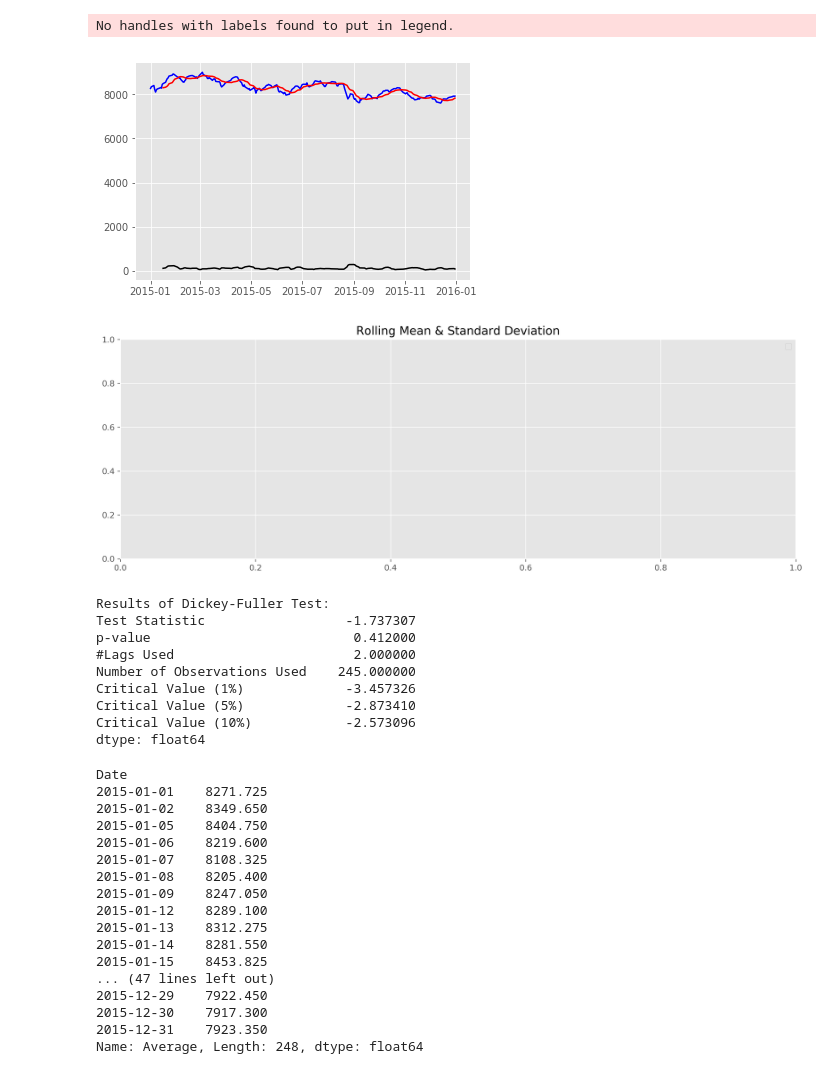
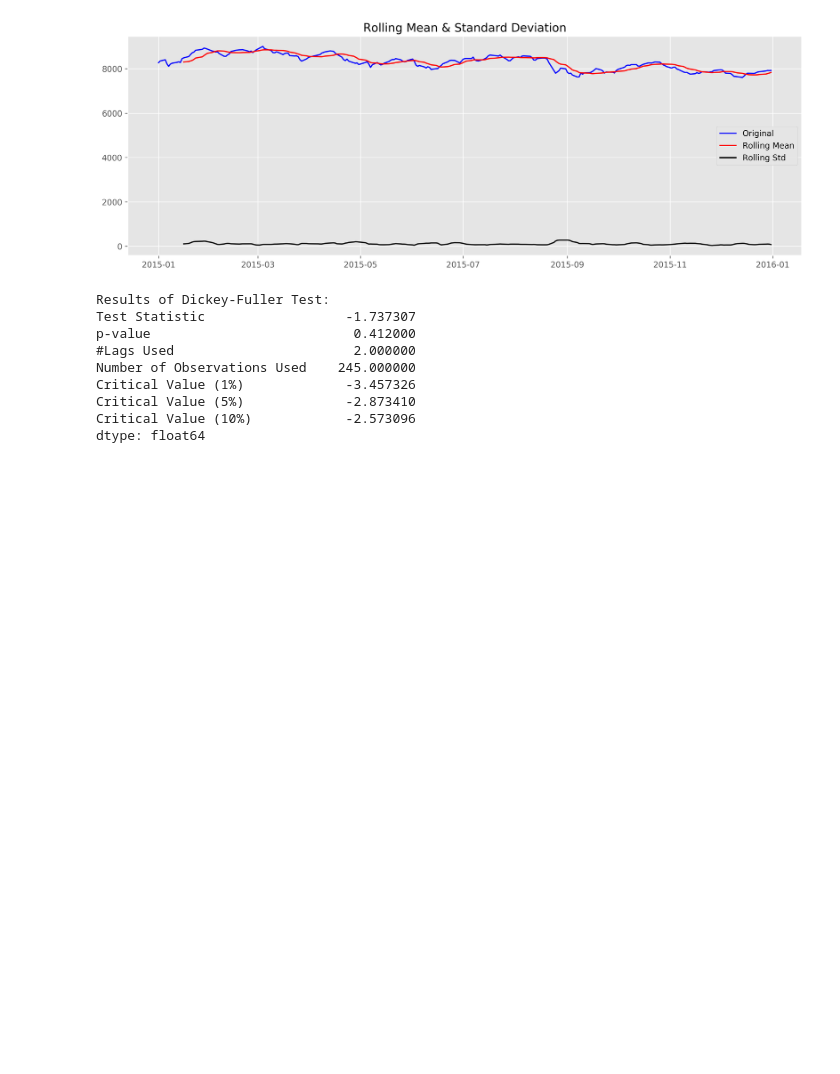
Before and after one commit to ReetBarik/Machine-Learning-Project, a Jupyter notebook: code_test.ipynb, the cells around one changed output. Saved outputs shown, nothing was run; the diff lists cells and outputs as text; code cells hidden in the pictures; blank space fills up the shorter version.

```diff
--- a/code_test.ipynb
+++ b/code_test.ipynb
@@ -120,36 +72,16 @@ def test_stationarity(timeseries):
     print(dfoutput)
 # %%
 test_stationarity(nifty_data['Average'])
-nifty_data['Average']
 # %% [output]
+[figure, new version]
-No handles with labels found to put in legend.
+Results of Dickey-Fuller Test:
+Test Statistic                  -1.737307
+p-value                          0.412000
+#Lags Used                       2.000000
+Number of Observations Used    245.000000
+Critical Value (1%)             -3.457326
+Critical Value (5%)             -2.873410
+Critical Value (10%)            -2.573096
+dtype: float64
-[figure, old version]
-[figure, removed]
-Results of Dickey-Fuller Test:
-Test Statistic                  -1.737307
-p-value                          0.412000
-#Lags Used                       2.000000
-Number of Observations Used    245.000000
-Critical Value (1%)             -3.457326
-Critical Value (5%)             -2.873410
-Critical Value (10%)            -2.573096
-dtype: float64
-Date
-2015-01-01    8271.725
-2015-01-02    8349.650
-2015-01-05    8404.750
-2015-01-06    8219.600
-2015-01-07    8108.325
-2015-01-08    8205.400
-2015-01-09    8247.050
-2015-01-12    8289.100
-2015-01-13    8312.275
-2015-01-14    8281.550
-2015-01-15    8453.825
-... (47 lines left out)
-2015-12-29    7922.450
-2015-12-30    7917.300
-2015-12-31    7923.350
-Name: Average, Length: 248, dtype: float64
 # %%
 nifty_avg_log = np.log(nifty_data['Average'])
```
Also changed, not shown: parts of 14 cells of this notebook.
